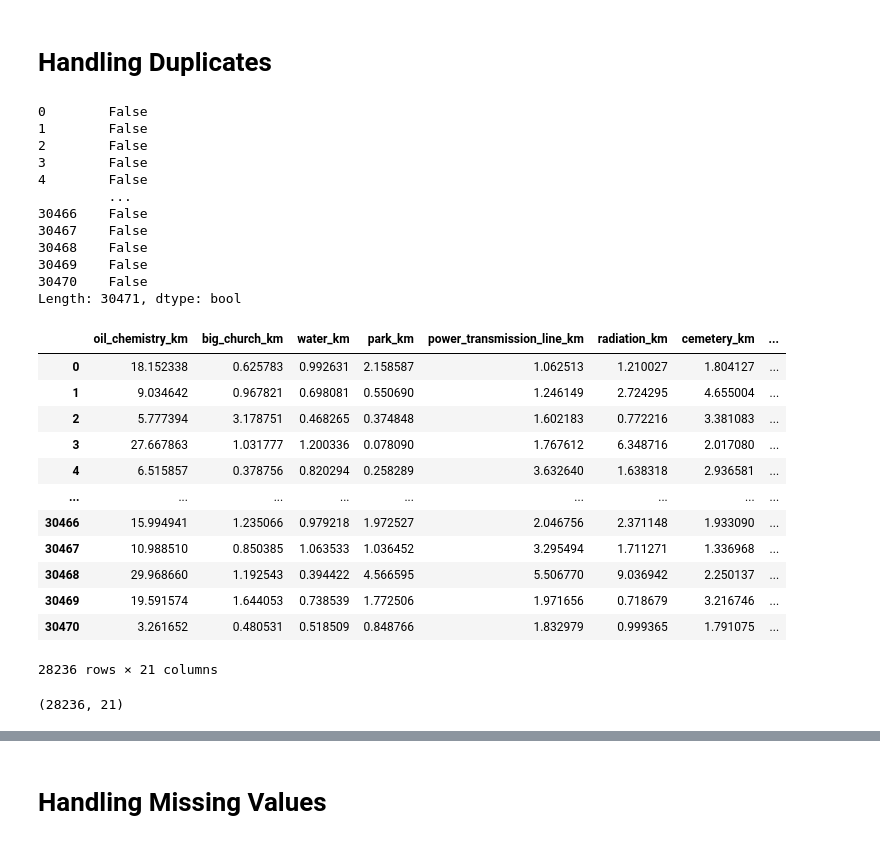
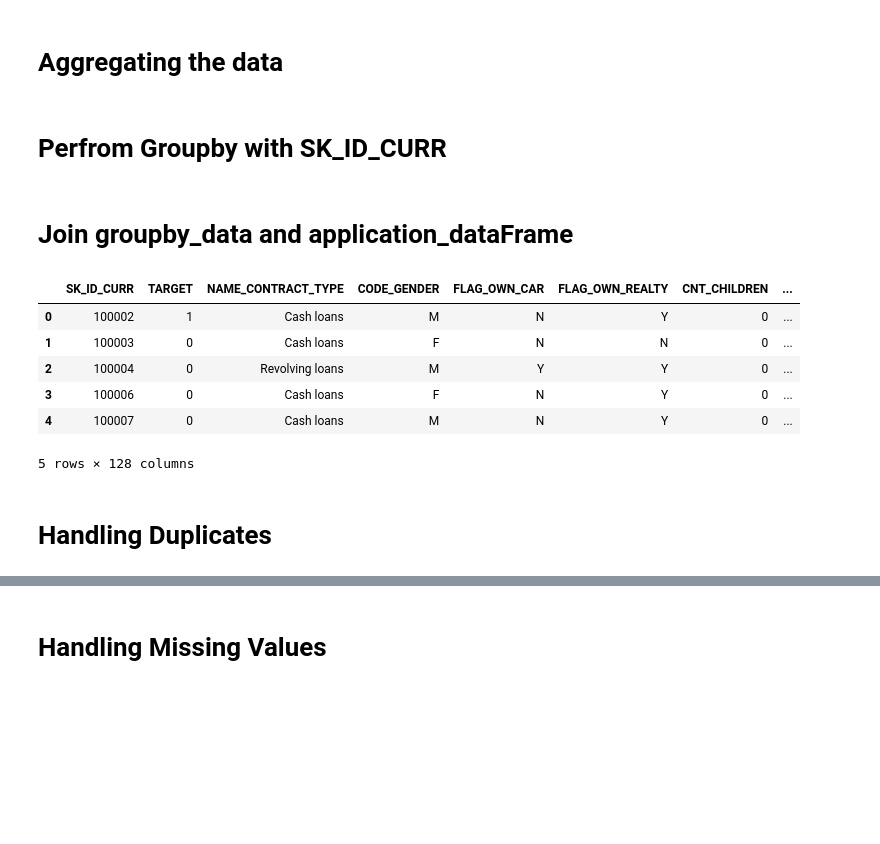
Before and after one commit to KRAN22/Machine-Learnling, a Jupyter notebook: Untitled.ipynb, the cells around one changed output, grey strips where cells are left out. Drawn from its saved outputs; the diff is of its cells as text; code cells hidden in the pictures; blank space fills up the shorter version.

```diff
--- a/Untitled.ipynb
+++ b/Untitled.ipynb
@@ -118,0 +55,32 @@ memory usage: 4.9 MB
+# %% [markdown]
+# Aggregating the data
+# %%
+agg_dict = {'SK_ID_BUREAU':'mean',
+            'CREDIT_ACTIVE':pd.Series.mode,
+            'DAYS_CREDIT':"mean",
+            'AMT_CREDIT_MAX_OVERDUE':'mean',
+            'AMT_CREDIT_SUM' : 'mean',
+            'CREDIT_TYPE': pd.Series.mode
+           }
+# %% [markdown]
+# Perfrom Groupby with SK_ID_CURR
+# %%
+groupby_data = bureau_dataFrame.groupby(["SK_ID_CURR"]).agg(agg_dict)
+# %%
+groupby_data["CREDIT_ACTIVE"] = groupby_data["CREDIT_ACTIVE"].apply(lambda x: x[0] if type(x) is np.ndarray else x)
+groupby_data["CREDIT_TYPE"] = groupby_data["CREDIT_TYPE"].apply(lambda x: x[0] if type(x) is np.ndarray else x)
+# %%
+groupby_data.reset_index(level=0, inplace=True)
+# %% [markdown]
+# Join groupby_data and application_dataFrame
+# %%
+join_data = pd.merge(train_data, groupby_data, on='SK_ID_CURR', how='left')
+join_data.head()
+# %% [output]
+|  | SK_ID_CURR | TARGET | NAME_CONTRACT_TYPE | CODE_GENDER | FLAG_OWN_CAR | FLAG_OWN_REALTY | CNT_CHILDREN | ... |
+| 0 | 100002 | 1 | Cash loans | M | N | Y | 0 | ... |
+| 1 | 100003 | 0 | Cash loans | F | N | N | 0 | ... |
+| 2 | 100004 | 0 | Revolving loans | M | Y | Y | 0 | ... |
+| 3 | 100006 | 0 | Cash loans | F | N | Y | 0 | ... |
+| 4 | 100007 | 0 | Cash loans | M | N | Y | 0 | ... |
+5 rows × 128 columns
@@ -119,38 +89,2 @@ memory usage: 4.9 MB
 # %% [markdown]
 # Handling Duplicates
-# %%
-dataFrame.duplicated()
-# %% [output]
-0        False
-1        False
-2        False
-3        False
-4        False
-         ...
-30466    False
-30467    False
-30468    False
-30469    False
-30470    False
-Length: 30471, dtype: bool
-# %%
-droped_dataFrame = dataFrame.drop_duplicates()
-droped_dataFrame
-# %% [output]
-|  | oil_chemistry_km | big_church_km | water_km | park_km | power_transmission_line_km | radiation_km | cemetery_km | ... |
-| 0 | 18.152338 | 0.625783 | 0.992631 | 2.158587 | 1.062513 | 1.210027 | 1.804127 | ... |
-| 1 | 9.034642 | 0.967821 | 0.698081 | 0.550690 | 1.246149 | 2.724295 | 4.655004 | ... |
-| 2 | 5.777394 | 3.178751 | 0.468265 | 0.374848 | 1.602183 | 0.772216 | 3.381083 | ... |
-| 3 | 27.667863 | 1.031777 | 1.200336 | 0.078090 | 1.767612 | 6.348716 | 2.017080 | ... |
-| 4 | 6.515857 | 0.378756 | 0.820294 | 0.258289 | 3.632640 | 1.638318 | 2.936581 | ... |
-| ... | ... | ... | ... | ... | ... | ... | ... | ... |
-| 30466 | 15.994941 | 1.235066 | 0.979218 | 1.972527 | 2.046756 | 2.371148 | 1.933090 | ... |
-| 30467 | 10.988510 | 0.850385 | 1.063533 | 1.036452 | 3.295494 | 1.711271 | 1.336968 | ... |
-| 30468 | 29.968660 | 1.192543 | 0.394422 | 4.566595 | 5.506770 | 9.036942 | 2.250137 | ... |
-| 30469 | 19.591574 | 1.644053 | 0.738539 | 1.772506 | 1.971656 | 0.718679 | 3.216746 | ... |
-| 30470 | 3.261652 | 0.480531 | 0.518509 | 0.848766 | 1.832979 | 0.999365 | 1.791075 | ... |
-28236 rows × 21 columns
-# %%
-droped_dataFrame.shape
-# %% [output]
-(28236, 21)
```
Also changed, not shown: parts of 73 cells of this notebook, 16 other files.
